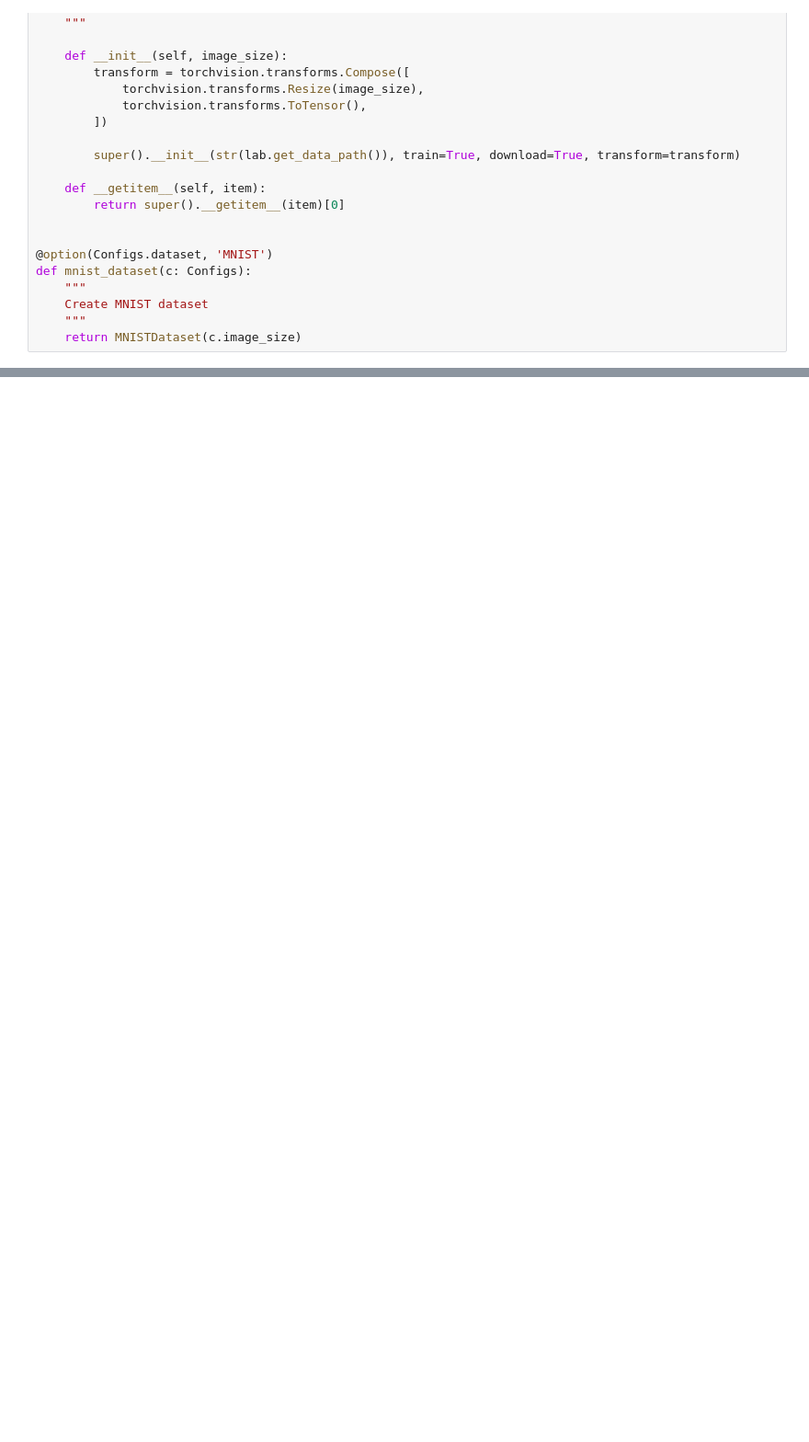
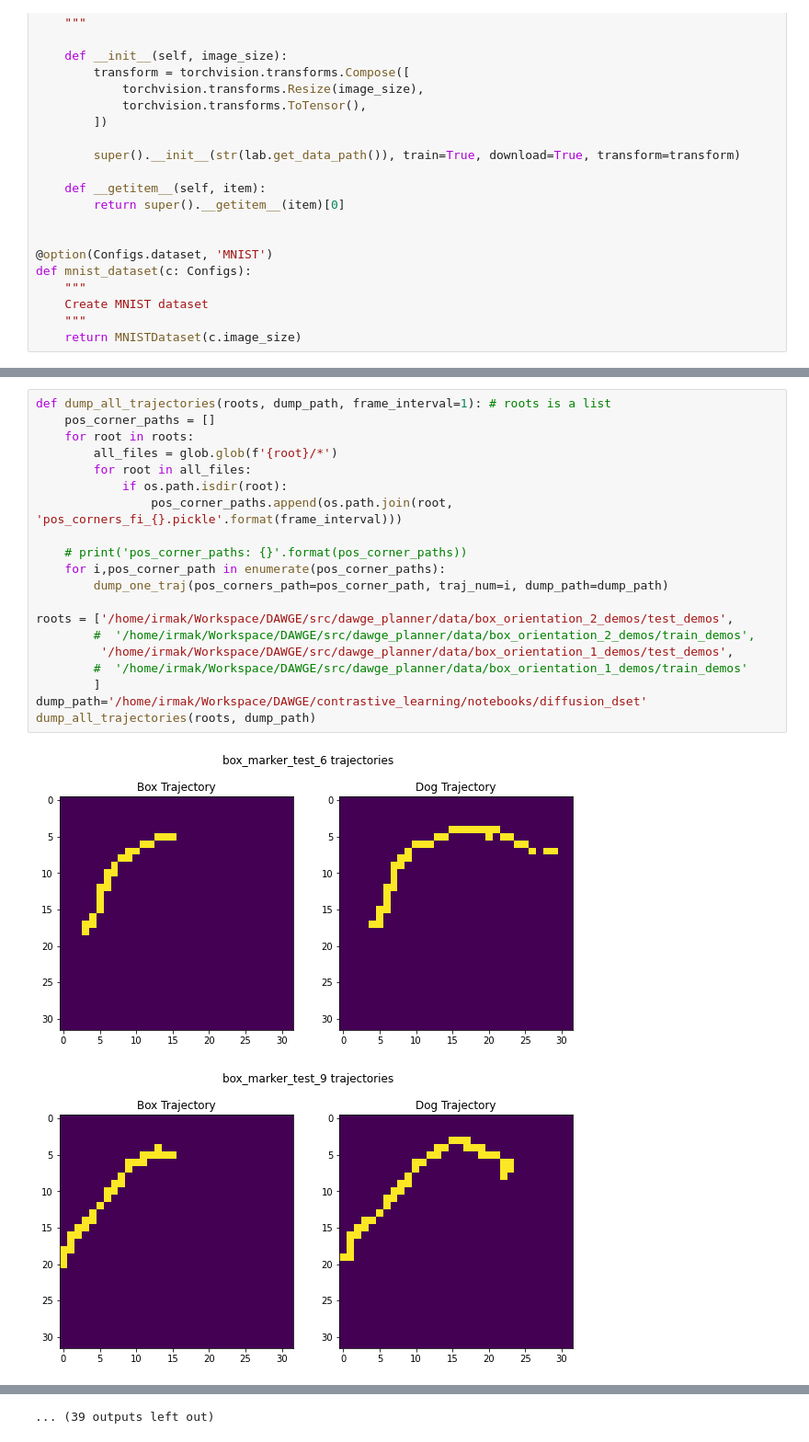
Before and after one commit to irmakguzey/DAWGE, a Jupyter notebook: contrastive_learning/notebooks/diffusion.ipynb, the cells around one changed output, grey strips where cells are left out. Shown at 92% size. Drawn from its saved outputs; the diff is of its cells as text; blank space fills up the shorter version.

```diff
--- a/contrastive_learning/notebooks/diffusion.ipynb
+++ b/contrastive_learning/notebooks/diffusion.ipynb
@@ -431,0 +588,23 @@ NameError: name 'experiment' is not defined
+# %%
+def dump_all_trajectories(roots, dump_path, frame_interval=1): # roots is a list
+    pos_corner_paths = []
+    for root in roots:
+        all_files = glob.glob(f'{root}/*')
+        for root in all_files:
+            if os.path.isdir(root):
+                pos_corner_paths.append(os.path.join(root, 'pos_corners_fi_{}.pickle'.format(frame_interval)))
+
+    # print('pos_corner_paths: {}'.format(pos_corner_paths))
+    for i,pos_corner_path in enumerate(pos_corner_paths):
+        dump_one_traj(pos_corners_path=pos_corner_path, traj_num=i, dump_path=dump_path)
+
+roots = ['/home/irmak/Workspace/DAWGE/src/dawge_planner/data/box_orientation_2_demos/test_demos',
+        #  '/home/irmak/Workspace/DAWGE/src/dawge_planner/data/box_orientation_2_demos/train_demos',
+         '/home/irmak/Workspace/DAWGE/src/dawge_planner/data/box_orientation_1_demos/test_demos',
+        #  '/home/irmak/Workspace/DAWGE/src/dawge_planner/data/box_orientation_1_demos/train_demos'
+        ]
+dump_path='/home/irmak/Workspace/DAWGE/contrastive_learning/notebooks/diffusion_dset'
+dump_all_trajectories(roots, dump_path)
+# %% [output]
+[figure, added]
+[figure, added]
@@ -431,0 +621 @@ NameError: name 'experiment' is not defined
+... (39 outputs left out)
```
Also changed, not shown: parts of 29 cells of this notebook.
